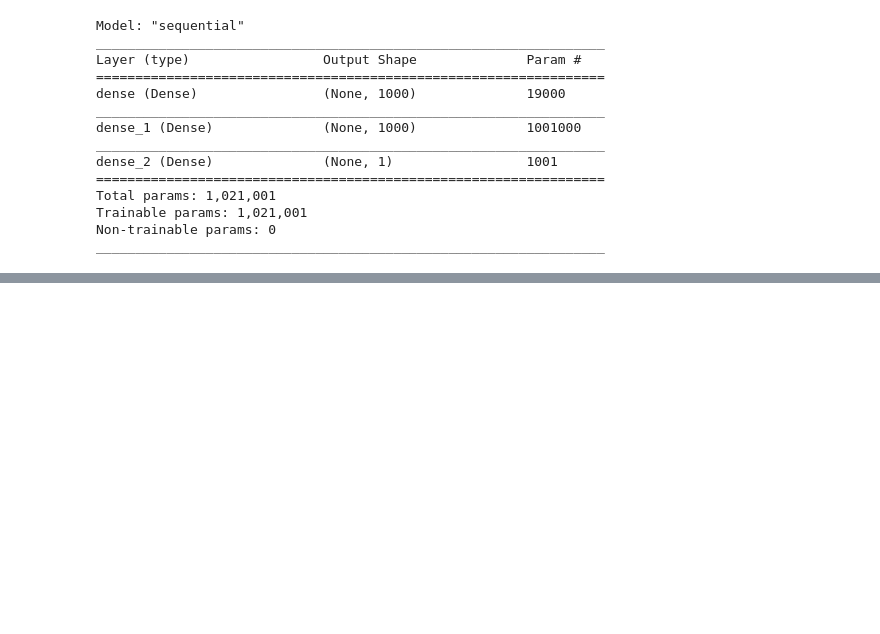
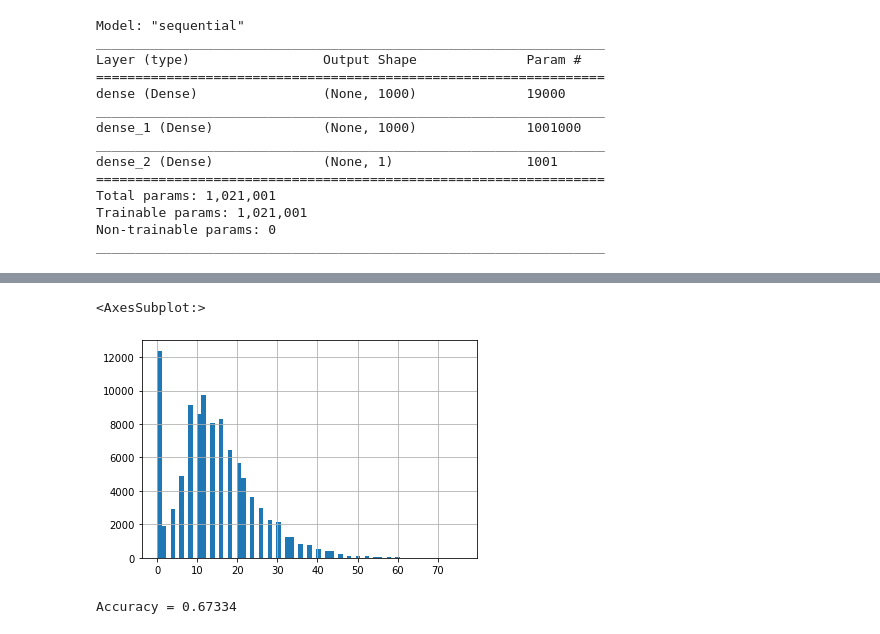
Before and after one commit to linus-md/REU, a Jupyter notebook: neural_count_regression.ipynb, the cells around one changed output, grey strips where cells are left out. Saved outputs shown, nothing was run; the diff lists cells and outputs as text; code cells hidden in the pictures; blank space fills up the shorter version.

```diff
--- a/neural_count_regression.ipynb
+++ b/neural_count_regression.ipynb
@@ -77,0 +118,13 @@ Epoch 1/15
+# %%
+data.predictions.round(0).hist(bins=69)
+# %% [output]
+<AxesSubplot:>
+[figure, added]
+# %%
+k = 0
+for i in data.predictions - data.counts:
+    if i == 0:
+        k+=1
+print(f"Accuracy = {k/100000}")
+# %% [output]
+Accuracy = 0.67334
```
Also changed, not shown: parts of 5 cells of this notebook, 1 other file.
